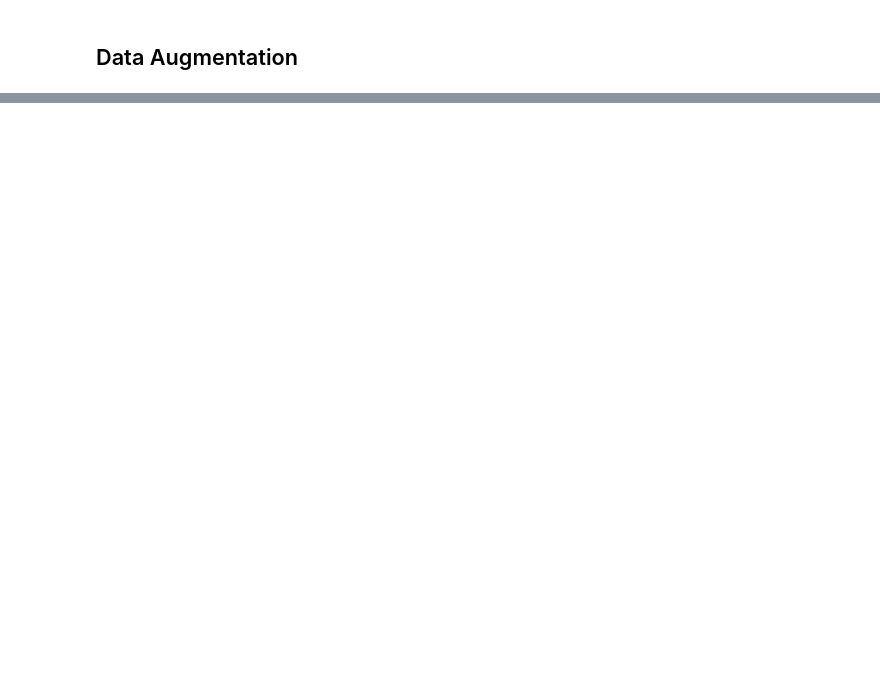
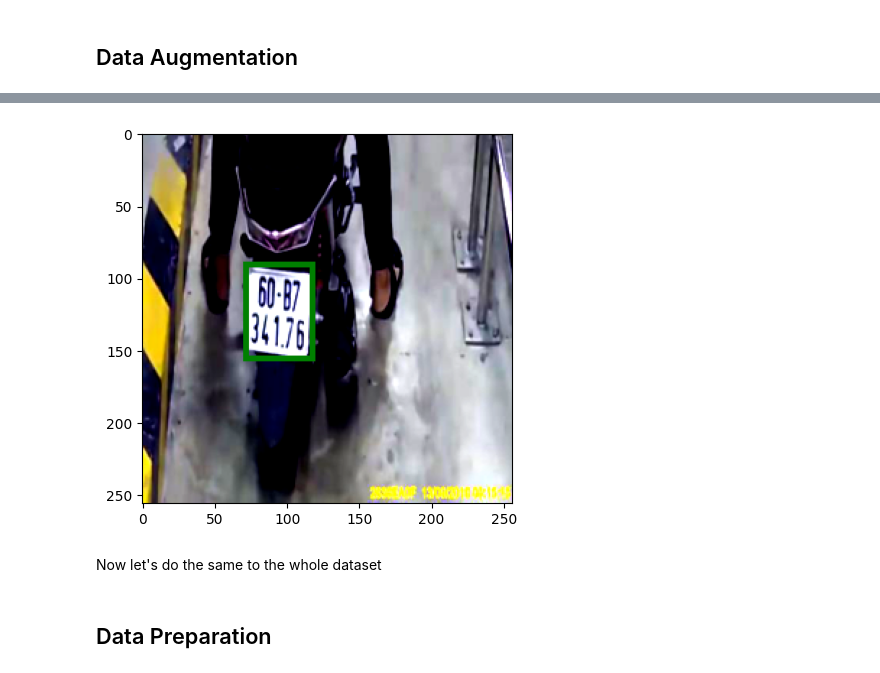
Before and after one commit to riccardo-borgo/Plate-Recognition-CNN, a Jupyter notebook: main.ipynb, the cells around one changed output, grey strips where cells are left out. Drawn from its saved outputs; the diff is of its cells as text; code cells hidden in the pictures; blank space fills up the shorter version.

```diff
--- a/main.ipynb
+++ b/main.ipynb
@@ -94,0 +194,33 @@ class RandomVerticalFlip:
+# %%
+class ToTensor:
+    def __init__(self, scale_label=True):
+        self.scale_label = scale_label
+
+    def __call__(self, data):
+        image, [x, y, w, h] = data
+        width, height = image.size
+
+        image = tf.to_tensor(image)
+
+        if self.scale_label:
+            x, y, w, h = x / width, y / height, w / width, h / height
+        bbox_new = [x, y, w, h]
+
+        bbox_new = torch.tensor(bbox_new, dtype=torch.float32)
+        return image, bbox_new
+# %%
+class ToPIL:
+    def __init__(self, unscale_label=True):
+        self.unscale_label = unscale_label
+
+    def __call__(self, data):
+        image, [x, y, w, h] = data
+
+        image = tf.to_pil_image(image)
+        width, heigth = image.size
+
+        if self.unscale_label:
+            x, y, w, h = x * width, y * heigth, w * width, h * heigth
+        bbox_new = [x, y, w, h]
+
+        return image, bbox_new
@@ -94,0 +235,7 @@ class RandomVerticalFlip:
+# %%
+new_image, bbox_new = ToPIL()((new_image, bbox_new))
+show_image_with_bb(new_image, bbox_new)
+# %% [output]
+[figure, added]
+# %% [markdown]
+Now let's do the same to the whole dataset
@@ -94,0 +252,2 @@ class RandomVerticalFlip:
+# %% [markdown]
+## Data Preparation
```
Also changed, not shown: parts of 23 cells of this notebook.
